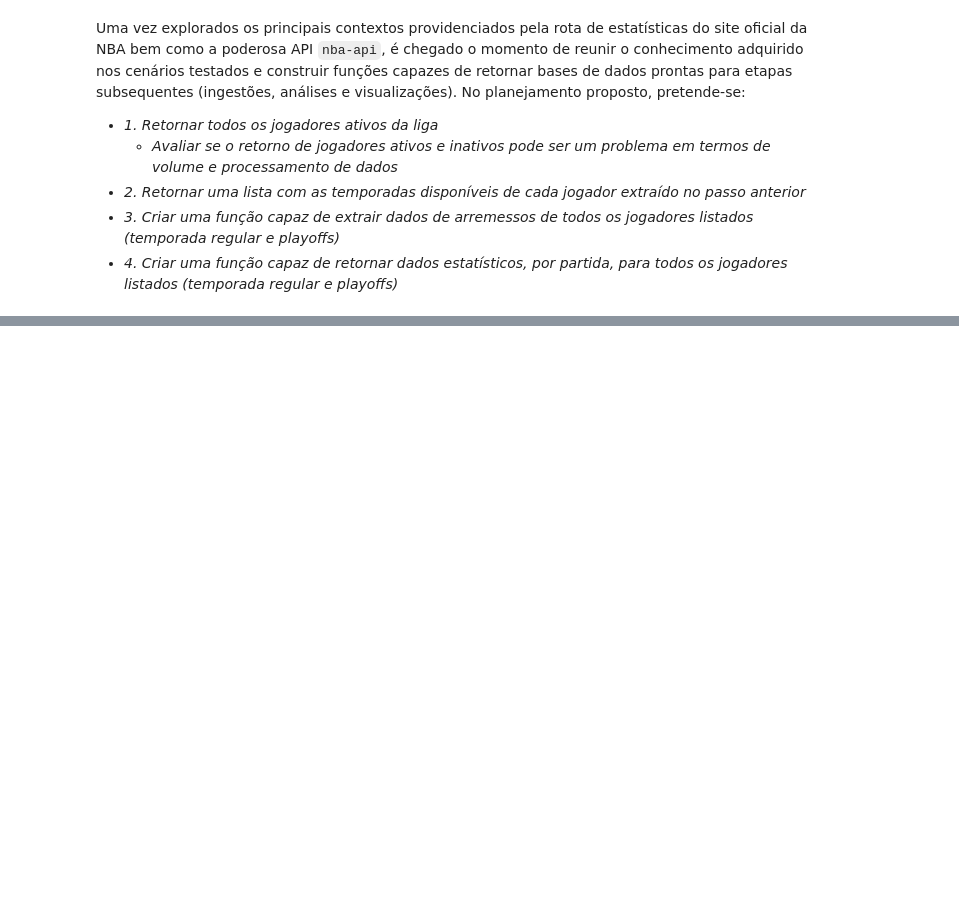
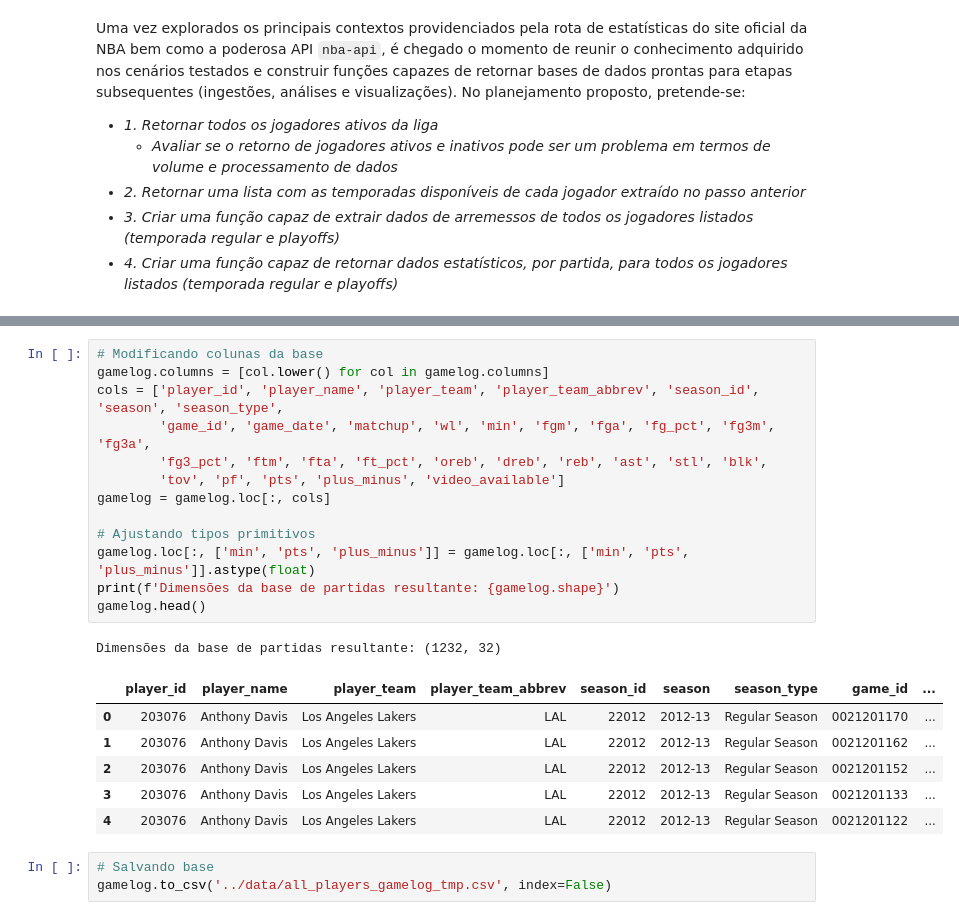
Before and after one commit to ThiagoPanini/nbaflow, a Jupyter notebook: notebooks/NBAflow-doc-api.ipynb, the cells around one changed output, grey strips where cells are left out. Saved outputs shown, nothing was run; the diff lists cells and outputs as text; blank space fills up the shorter version.

```diff
--- a/notebooks/NBAflow-doc-api.ipynb
+++ b/notebooks/NBAflow-doc-api.ipynb
@@ -1392,0 +1407,24 @@ pct_wins
+# %%
+# Modificando colunas da base
+gamelog.columns = [col.lower() for col in gamelog.columns]
+cols = ['player_id', 'player_name', 'player_team', 'player_team_abbrev', 'season_id', 'season', 'season_type',
+        'game_id', 'game_date', 'matchup', 'wl', 'min', 'fgm', 'fga', 'fg_pct', 'fg3m', 'fg3a',
+        'fg3_pct', 'ftm', 'fta', 'ft_pct', 'oreb', 'dreb', 'reb', 'ast', 'stl', 'blk',
+        'tov', 'pf', 'pts', 'plus_minus', 'video_available']
+gamelog = gamelog.loc[:, cols]
+
+# Ajustando tipos primitivos
+gamelog.loc[:, ['min', 'pts', 'plus_minus']] = gamelog.loc[:, ['min', 'pts', 'plus_minus']].astype(float)
+print(f'Dimensões da base de partidas resultante: {gamelog.shape}')
+gamelog.head()
+# %% [output]
+Dimensões da base de partidas resultante: (1232, 32)
+|  | player_id | player_name | player_team | player_team_abbrev | season_id | season | season_type | game_id | ... |
+| 0 | 203076 | Anthony Davis | Los Angeles Lakers | LAL | 22012 | 2012-13 | Regular Season | 0021201170 | ... |
+| 1 | 203076 | Anthony Davis | Los Angeles Lakers | LAL | 22012 | 2012-13 | Regular Season | 0021201162 | ... |
+| 2 | 203076 | Anthony Davis | Los Angeles Lakers | LAL | 22012 | 2012-13 | Regular Season | 0021201152 | ... |
+| 3 | 203076 | Anthony Davis | Los Angeles Lakers | LAL | 22012 | 2012-13 | Regular Season | 0021201133 | ... |
+| 4 | 203076 | Anthony Davis | Los Angeles Lakers | LAL | 22012 | 2012-13 | Regular Season | 0021201122 | ... |
+# %%
+# Salvando base
+gamelog.to_csv('../data/all_players_gamelog_tmp.csv', index=False)
```
Also changed, not shown: parts of 16 cells of this notebook.
